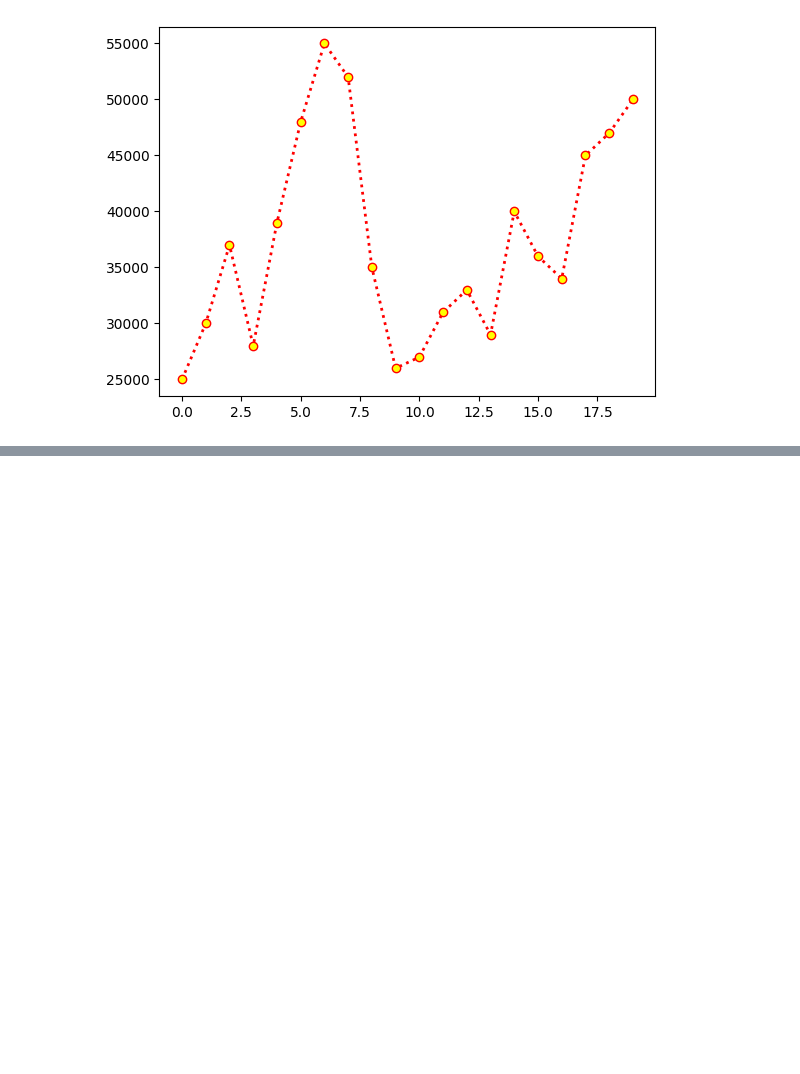
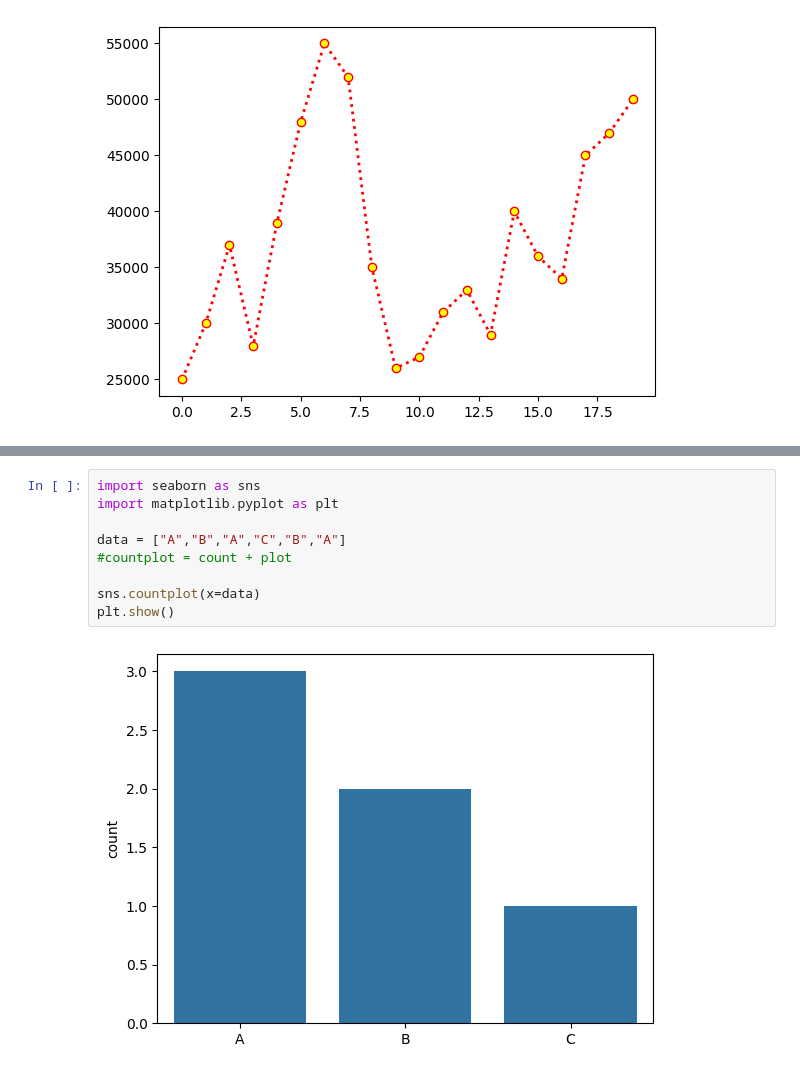
Before and after one commit to SHRUTHIHARIKRISH/python29, a Jupyter notebook: matplotlib29.ipynb, the cells around one changed output, grey strips where cells are left out. Cells and saved outputs as stored; diff of their text form; blank space fills up the shorter version.

```diff
--- a/matplotlib29.ipynb
+++ b/matplotlib29.ipynb
@@ -54,0 +73,11 @@ plt.show()
+# %%
+import seaborn as sns
+import matplotlib.pyplot as plt
+
+data = ["A","B","A","C","B","A"]
+#countplot = count + plot
+
+sns.countplot(x=data)
+plt.show()
+# %% [output]
+[figure, added]
```
Also changed, not shown: parts of 7 cells of this notebook.
